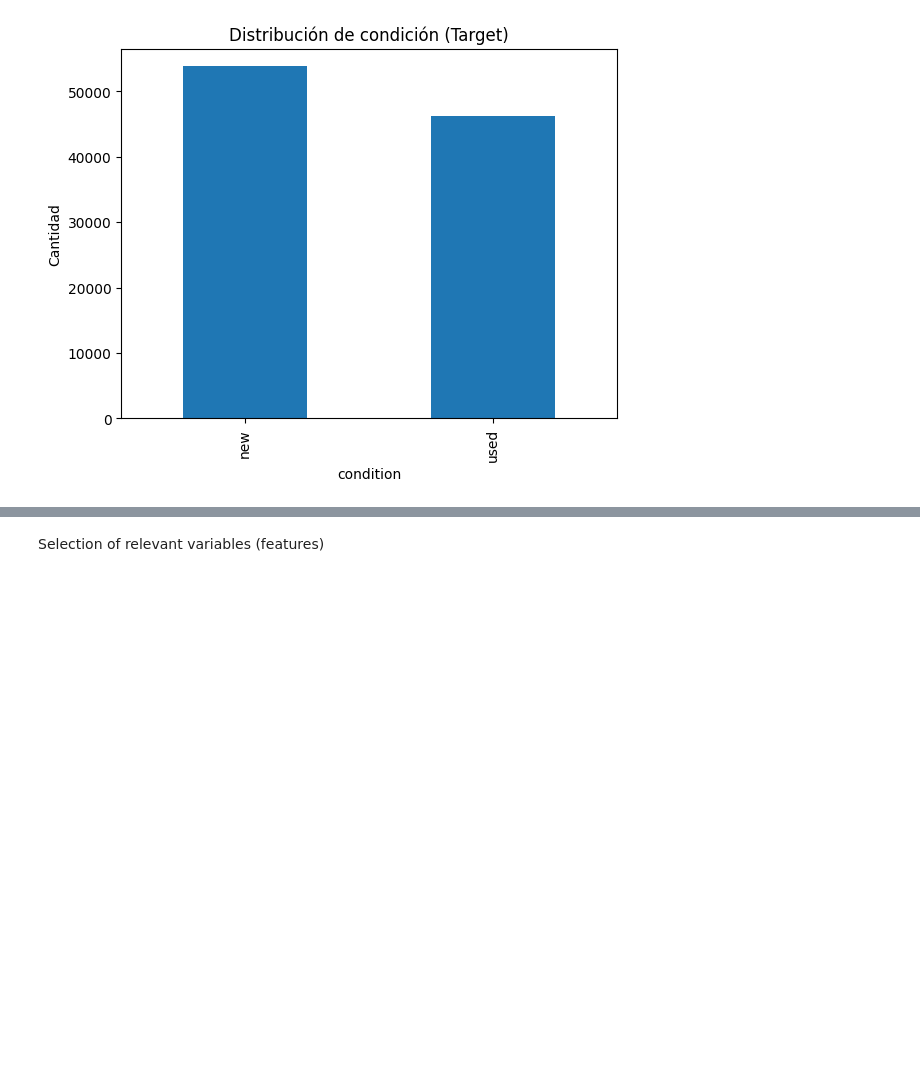
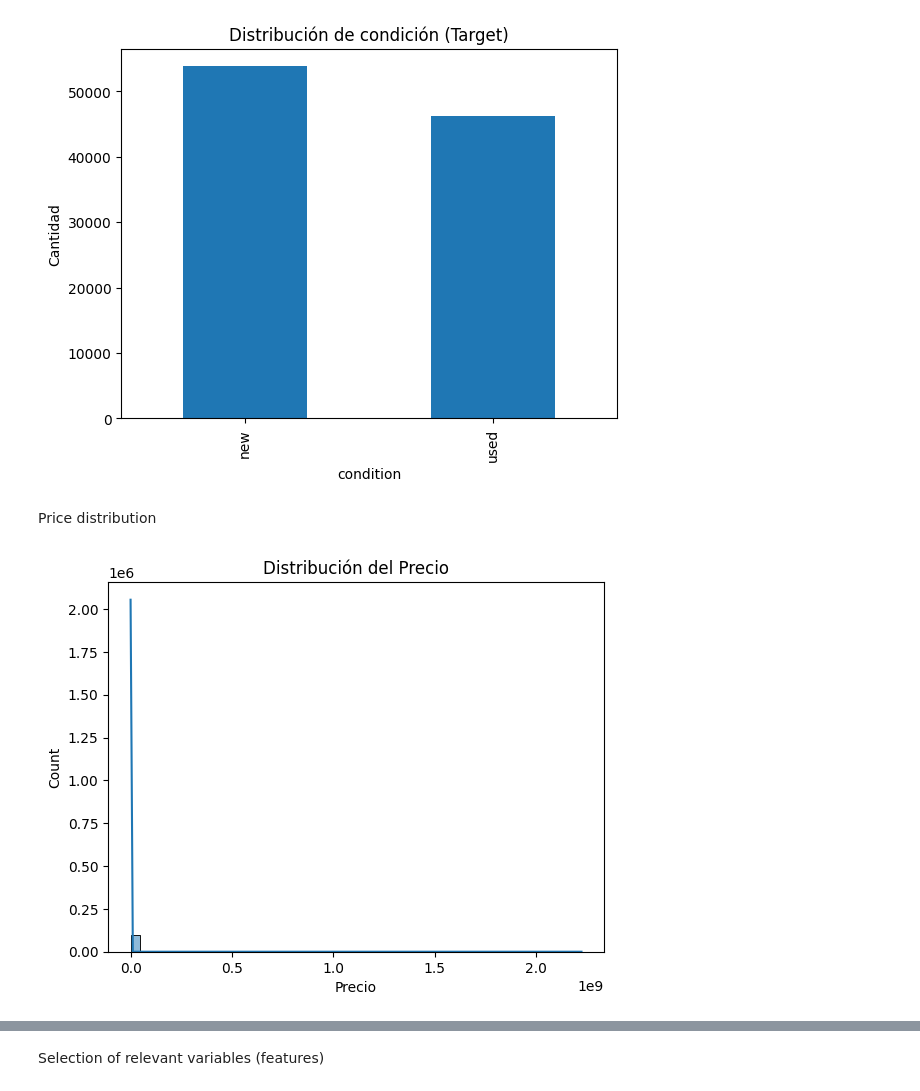
Before and after one commit to isabellaperezcav/Exercise-in-class---ML, a Jupyter notebook: notebooks/001_EDA.ipynb, the cells around one changed output, grey strips where cells are left out. Drawn from its saved outputs; the diff is of its cells as text; code cells hidden in the pictures; blank space fills up the shorter version.

```diff
--- a/notebooks/001_EDA.ipynb
+++ b/notebooks/001_EDA.ipynb
@@ -64,3 +66,12 @@ df['condition'].value_counts().plot(kind='bar', title='Distribución de condici
 # %% [output]
 <Axes: title={'center': 'Distribución de condición (Target)'}, xlabel='condition', ylabel='Cantidad'>
 [figure]
+# %% [markdown]
+Price distribution
+# %%
+sns.histplot(df['price'], kde=True, bins=50)
+plt.title('Distribución del Precio')
+plt.xlabel('Precio')
+plt.show()
+# %% [output]
+[figure, added]
```
Also changed, not shown: parts of 14 cells of this notebook.
